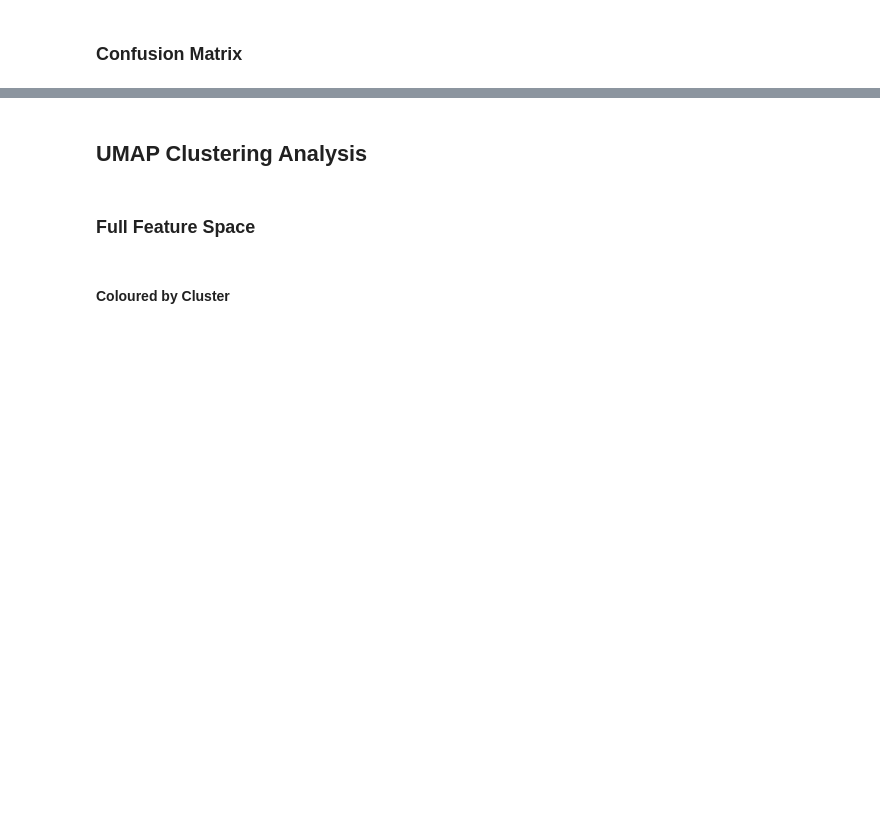
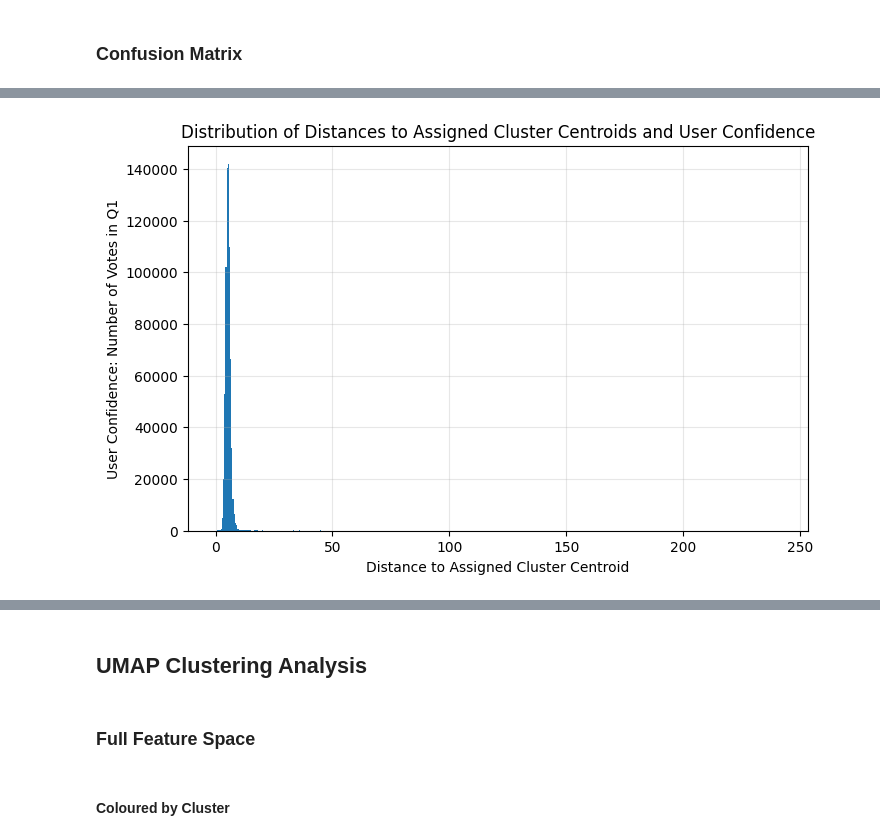
Before and after one commit to Kirstyelli-Work/MSc_Project, a Jupyter notebook: GZD_5_Classification.ipynb, the cells around one changed output, grey strips where cells are left out. Saved outputs shown, nothing was run; the diff lists cells and outputs as text; code cells hidden in the pictures; blank space fills up the shorter version.

```diff
--- a/GZD_5_Classification.ipynb
+++ b/GZD_5_Classification.ipynb
@@ -275,0 +385,5 @@ plt.show()
+# %%
+# Total number of Q1 votes in each distance bin
+grouped_votes = grouped["smooth-or-featured_total-votes"].sum()
+print('Grouped Votes: ', grouped_votes.shape)
+print(grouped_votes.head(n=10))
@@ -275,0 +404,12 @@ plt.show()
+# %%
+plt.figure(figsize=(8,5))
+plt.bar(centres, grouped_votes.values, width=bin_width, align="center")
+
+#plt.xlim(0, 15)
+plt.xlabel("Distance to Assigned Cluster Centroid")
+plt.ylabel("User Confidence: Number of Votes in Q1")
+plt.title("Distribution of Distances to Assigned Cluster Centroids and User Confidence")
+plt.grid(alpha=0.3)
+plt.show()
+# %% [output]
+[figure, added]
```
Also changed, not shown: parts of 27 cells of this notebook, 1 other file.
